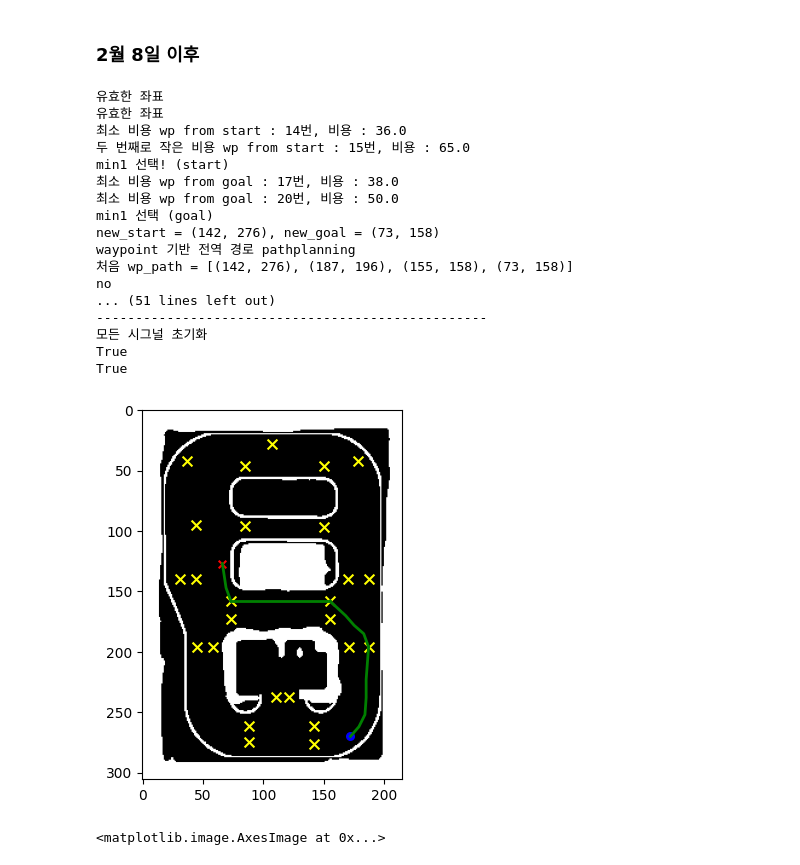
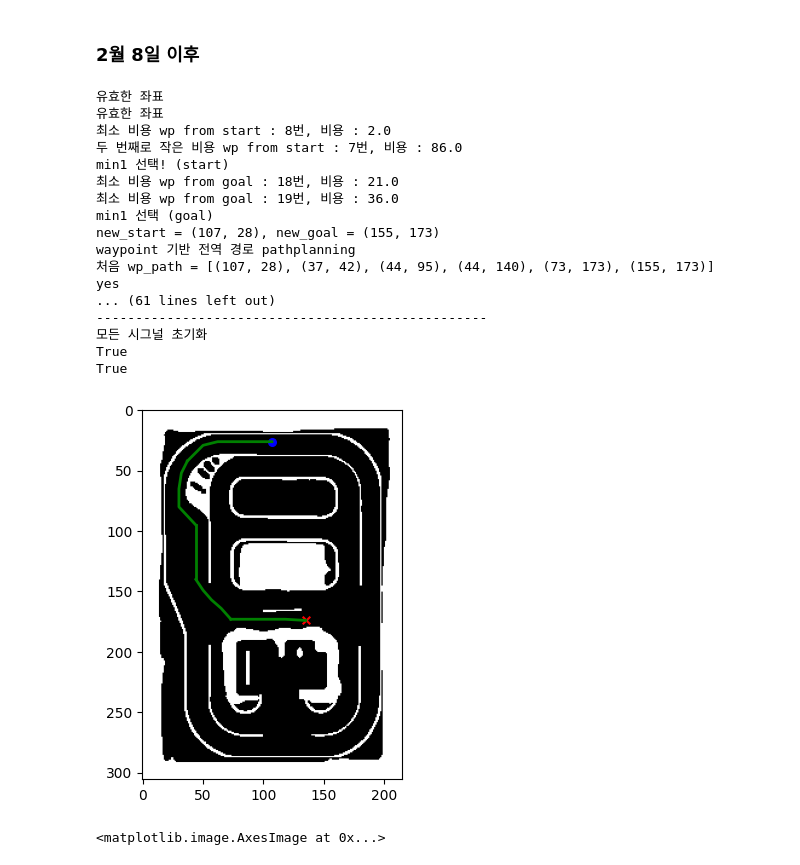
Before and after one commit to kimwanseop/ROS-Project, a Jupyter notebook: src/Server/User_GUI/asap_pathplanning.ipynb, the cells around one changed output. Cells and saved outputs as stored; diff of their text form; code cells hidden in the pictures.

```diff
--- a/src/Server/User_GUI/asap_pathplanning.ipynb
+++ b/src/Server/User_GUI/asap_pathplanning.ipynb
@@ -645,7 +645,7 @@ def create_weight_map(grid, middle, buffer_size, penalty):
 
     background_result[y:y+h, x:x+w] = result_roi
 
-    # plt.imshow(background_result, cmap='gray')
+    plt.imshow(background_result, cmap='gray')
 
     obstacle = background_result == 1
     # 장애물 주변에 가중치를 부여
@@ -749,12 +749,12 @@ def find_start_goal(coord, waypoint_graph, flag=None):
 
         # start 좌표를 줬을 때
         if flag is None:
-            if (88 < start[1] < 107 and 85 < start[0] < 150):  # 일방 통행 구역에 start 가 있으면
+            if (wp_num[30][0] < start[1] < wp_num[30][1] and wp_num[20][0] < start[0] < wp_num[22][0]):  # 일방 통행 구역에 start 가 있으면
                 print('start 가 일방통행 구역 안에 있으므로 따로 처리')
                 new_coord = wp_num[22]
                 one_way = 1
                 return new_coord
-            elif (37 < start[1] < 56 and 85 < start[0] < 150):  # 다른 일방 통행 구역에 start 가 있으면
+            elif (wp_num[31][0] < start[1] < wp_num[31][1] and wp_num[21][0] < start[0] < wp_num[25][0]):  # 다른 일방 통행 구역에 start 가 있으면
                 print('start 가 일방통행 구역 안에 있으므로 따로 처리')
                 new_coord = wp_num[25]
                 one_way = 1
@@ -892,8 +892,8 @@ grid = pixel_based_map(map)
 plt.imshow(grid, cmap='gray')
 
 # Waypoints 시각화
-for wp, neighbors in waypoint_graph.items():
-    plt.scatter(wp[0], wp[1], color='yellow', marker='x', s=50)  # Waypoint
+# for wp, neighbors in waypoint_graph.items():
+#     plt.scatter(wp[0], wp[1], color='yellow', marker='x', s=50)  # Waypoint
 
 # 최초 호출, 반납 여부
 # GUI 로부터 받아야 하는 신호
@@ -911,9 +911,9 @@ one_way = None
 exc_sig = None
 
 # 테스트 실행
-start = (172, 270) # 시작 좌표
+start = (107, 26) # 시작 좌표
 # start = wp_num[21]  # 목표 좌표
-goal = (66, 127)
+goal = (135, 174)
 
 # 둘 다 True 면 실행되야 함.
 start_valid = valid_start_goal(start)
@@ -957,19 +957,6 @@ if start_valid and goal_valid:
         else:
             print('no')
             wp_path.append(goal)
-
-        # if new_goal != goal:
-        #     print('wp_path 에 goal 값 넣어주기')
-        #     # wp_path.append(goal)
-        #     wp_path[-1] = goal
-
-        #     # if len(wp_path) > 1:
-        #     #     print('wp_path 에 goal 값 넣어주기')
-        #     #     # wp_path.append(goal)
-        #     #     wp_path[-1] = goal
-        #     # else:
-        #     #     wp_path.append(goal)
-        #     print(f'중간 편집된 wp_path = {wp_path}')
 
         print("최단 경로:", wp_path)
         print('-' * 50)
@@ -1073,47 +1060,43 @@ if start_valid and goal_valid:
                     smooth_x, smooth_y = splev(u_fine, tck)
 
                     plt.plot(smooth_y, smooth_x, 'green', linewidth=2, label='Path')
                 except:
                     plt.plot(real_path[:, 1], real_path[:, 0], color='green', linewidth=2, label="Path")
                 print('-' * 50)
-            # numpy 배열을 튜플로 변환하여 중복 제거 후 다시 배열로 변환
-            # unique_arr = list({tuple(arr) for arr in real_wp_path})
-            # real_result = [np.array(arr) for arr in unique_arr]
-            # print(real_result)
-            # print((unique_arr))
+
         else:
             print('No path found')
     else:
         print('현재 목적지 근처에 있습니다.')
 
     # 시그널 초기화
     print('모든 시그널 초기화')
     call_first = return_sig = min1_take = min2_take = one_way = exc_sig = for_cnt = None
 else:
     print('호출 및 주정차 금지 구역입니다.')
 
 
 print(start_valid)
 print(goal_valid)
 # %% [output]
 유효한 좌표
 유효한 좌표
-최소 비용 wp from start : 14번, 비용 : 36.0
-두 번째로 작은 비용 wp from start : 15번, 비용 : 65.0
+최소 비용 wp from start : 8번, 비용 : 2.0
+두 번째로 작은 비용 wp from start : 7번, 비용 : 86.0
 min1 선택! (start)
-최소 비용 wp from goal : 17번, 비용 : 38.0
-최소 비용 wp from goal : 20번, 비용 : 50.0
+최소 비용 wp from goal : 18번, 비용 : 21.0
+최소 비용 wp from goal : 19번, 비용 : 36.0
 min1 선택 (goal)
-new_start = (142, 276), new_goal = (73, 158)
+new_start = (107, 28), new_goal = (155, 173)
 waypoint 기반 전역 경로 pathplanning
-처음 wp_path = [(142, 276), (187, 196), (155, 158), (73, 158)]
-no
-... (51 lines left out)
+처음 wp_path = [(107, 28), (37, 42), (44, 95), (44, 140), (73, 173), (155, 173)]
+yes
+... (61 lines left out)
 --------------------------------------------------
 모든 시그널 초기화
 True
 True
-[figure, old version]
+[figure, new version]
 # %%
 plt.imshow(weight_map, cmap='gray')
 # %% [output]
```
Also changed, not shown: parts of 2 cells of this notebook, 1 other file.
